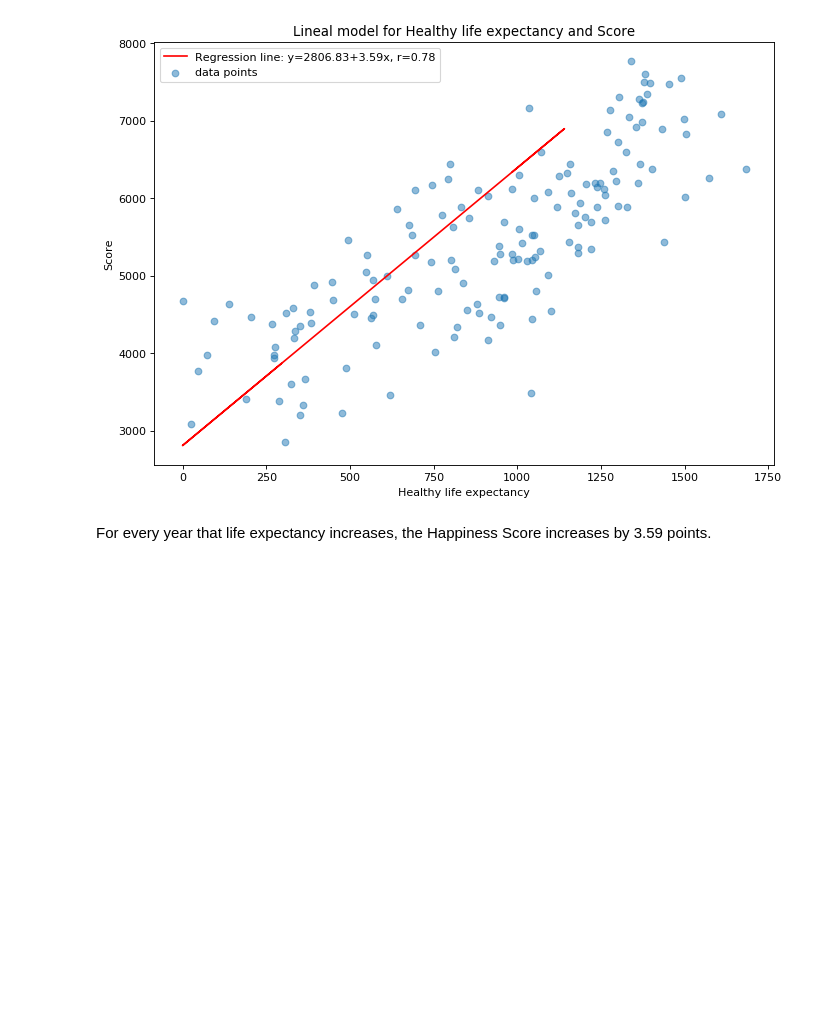
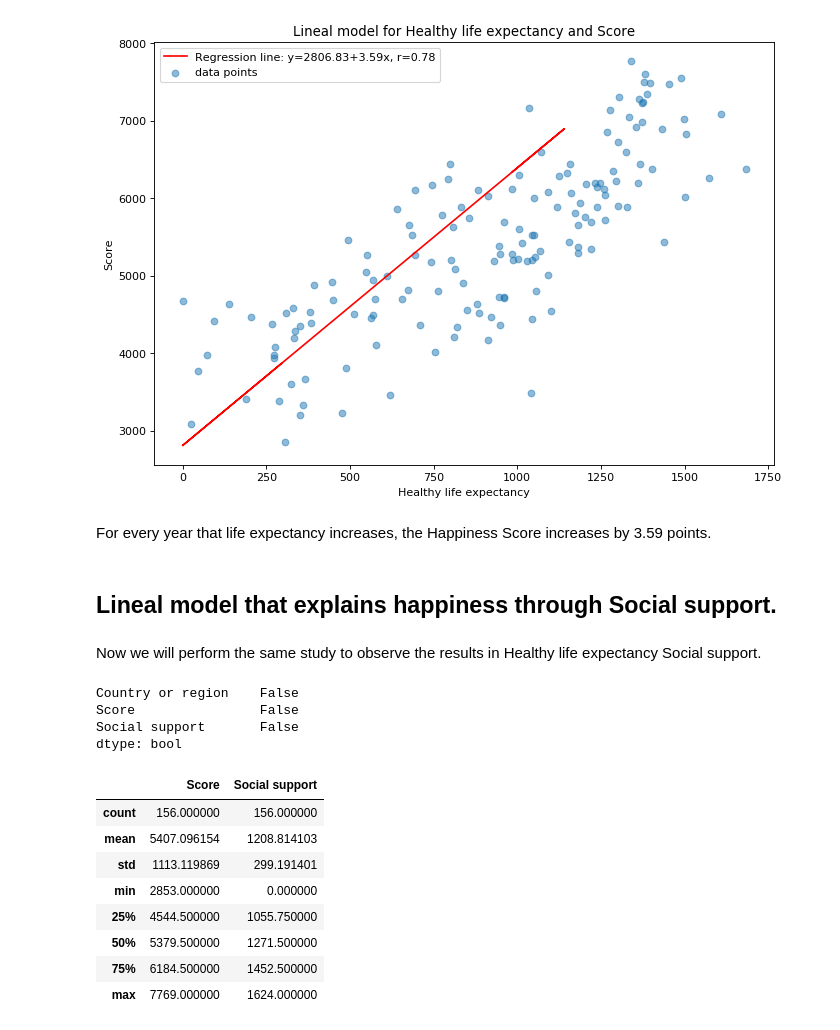
Before and after one commit to caroperez/Statistical_studies, a Jupyter notebook: Happiness.ipynb, the cells around one changed output. Drawn from its saved outputs; the diff is of its cells as text; code cells hidden in the pictures; blank space fills up the shorter version.

```diff
--- a/Happiness.ipynb
+++ b/Happiness.ipynb
@@ -386,3 +386,30 @@ Regression line: y=2806.83+3.59x, r=0.78
 [figure]
 # %% [markdown]
 For every year that life expectancy increases, the Happiness Score increases by 3.59 points.
+# %% [markdown]
+## Lineal model that explains happiness through Social support.
+# %% [markdown]
+Now we will perform the same study to observe the results in Healthy life expectancy Social support.
+# %%
+# First, we have to select the data we want.
+df4 = data[['Country or region', 'Score', 'Social support']]
+
+# now we must see if there are missing data
+print(df4.isna().any())
+
+# and a little summary of data
+df4[['Score', 'Social support']].describe()
+# %% [output]
+Country or region    False
+Score                False
+Social support       False
+dtype: bool
+|  | Score | Social support |
+| count | 156.000000 | 156.000000 |
+| mean | 5407.096154 | 1208.814103 |
+| std | 1113.119869 | 299.191401 |
+| min | 2853.000000 | 0.000000 |
+| 25% | 4544.500000 | 1055.750000 |
+| 50% | 5379.500000 | 1271.500000 |
+| 75% | 6184.500000 | 1452.500000 |
+| max | 7769.000000 | 1624.000000 |
```
Also changed, not shown: parts of 8 cells of this notebook.
